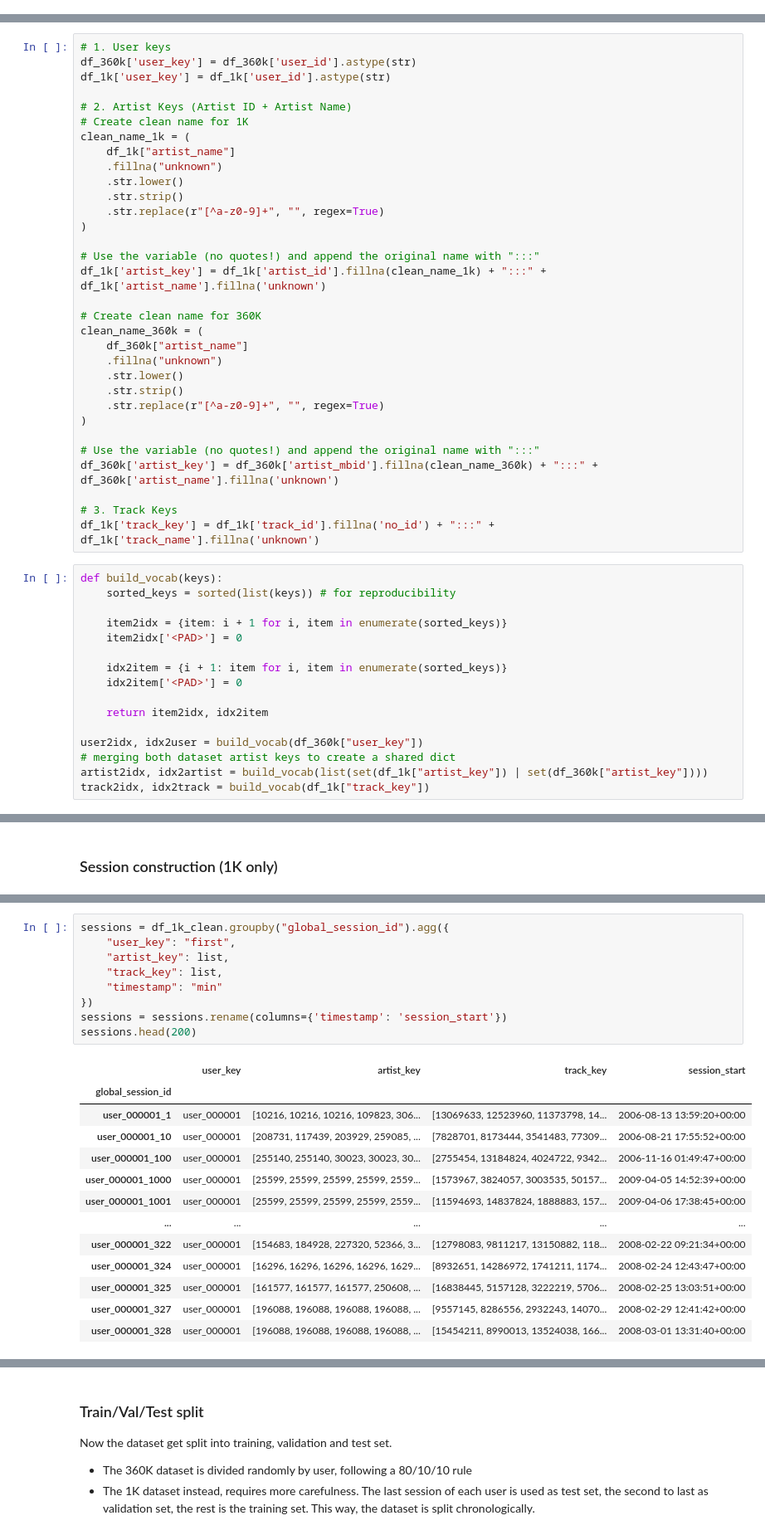
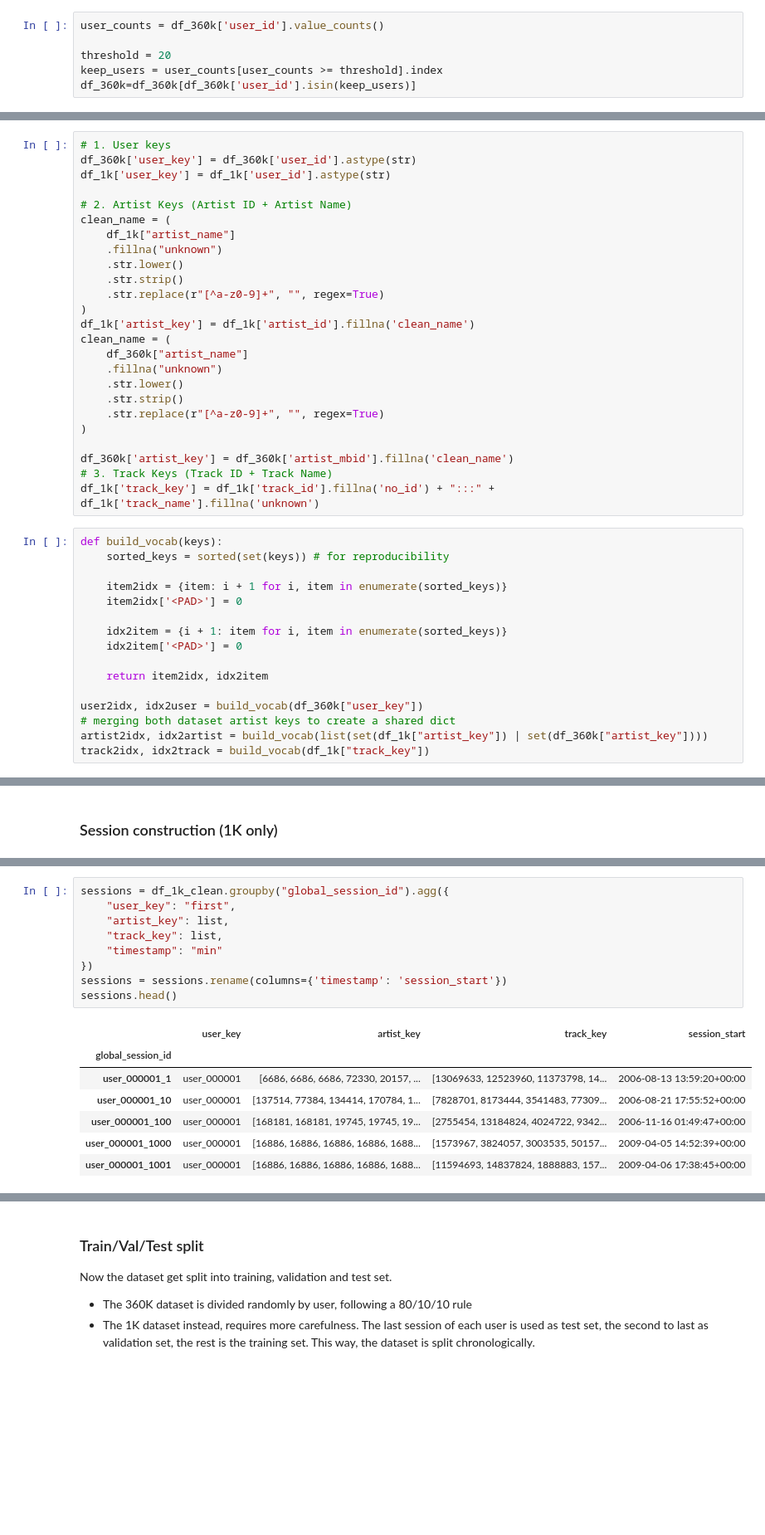
Before and after one commit to Rimaro03/project-recommender-system, a Jupyter notebook: data_preprocessing.ipynb, the cells around one changed output, grey strips where cells are left out. Shown at 83% size. Drawn from its saved outputs; the diff is of its cells as text; blank space fills up the shorter version.

```diff
--- a/data_preprocessing.ipynb
+++ b/data_preprocessing.ipynb
@@ -86,0 +86,6 @@ df_360k.head()
+# %%
+user_counts = df_360k['user_id'].value_counts()
+
+threshold = 20
+keep_users = user_counts[user_counts >= threshold].index
+df_360k=df_360k[df_360k['user_id'].isin(keep_users)]
@@ -99,20 +136,15 @@ df_360k['user_key'] = df_360k['user_id'].astype(str)
 df_1k['user_key'] = df_1k['user_id'].astype(str)
 
 # 2. Artist Keys (Artist ID + Artist Name)
-# Create clean name for 1K
-clean_name_1k = (
+clean_name = (
     df_1k["artist_name"]
     .fillna("unknown")
     .str.lower()
     .str.strip()
     .str.replace(r"[^a-z0-9]+", "", regex=True)
 )
-
-# Use the variable (no quotes!) and append the original name with ":::"
-df_1k['artist_key'] = df_1k['artist_id'].fillna(clean_name_1k) + ":::" + df_1k['artist_name'].fillna('unknown')
-
-# Create clean name for 360K
-clean_name_360k = (
+df_1k['artist_key'] = df_1k['artist_id'].fillna('clean_name')
+clean_name = (
     df_360k["artist_name"]
     .fillna("unknown")
     .str.lower()
@@ -120,14 +152,12 @@ clean_name_360k = (
     .str.replace(r"[^a-z0-9]+", "", regex=True)
 )
 
-# Use the variable (no quotes!) and append the original name with ":::"
-df_360k['artist_key'] = df_360k['artist_mbid'].fillna(clean_name_360k) + ":::" + df_360k['artist_name'].fillna('unknown')
-
-# 3. Track Keys
+df_360k['artist_key'] = df_360k['artist_mbid'].fillna('clean_name')
+# 3. Track Keys (Track ID + Track Name)
 df_1k['track_key'] = df_1k['track_id'].fillna('no_id') + ":::" + df_1k['track_name'].fillna('unknown')
 # %%
 def build_vocab(keys):
-    sorted_keys = sorted(list(keys)) # for reproducibility
+    sorted_keys = sorted(set(keys)) # for reproducibility
 
     item2idx = {item: i + 1 for i, item in enumerate(sorted_keys)}
     item2idx['<PAD>'] = 0
@@ -204,23 +235,17 @@ df_1k_clean.head(8)
 # %%
 sessions = df_1k_clean.groupby("global_session_id").agg({
     "user_key": "first",
     "artist_key": list,
     "track_key": list,
     "timestamp": "min"
 })
 sessions = sessions.rename(columns={'timestamp': 'session_start'})
-sessions.head(200)
+sessions.head()
 # %% [output]
 |  | user_key | artist_key | track_key | session_start |
 | global_session_id |  |  |  |  |
-| user_000001_1 | user_000001 | [10216, 10216, 10216, 109823, 306... | [13069633, 12523960, 11373798, 14... | 2006-08-13 13:59:20+00:00 |
-| user_000001_10 | user_000001 | [208731, 117439, 203929, 259085, ... | [7828701, 8173444, 3541483, 77309... | 2006-08-21 17:55:52+00:00 |
-| user_000001_100 | user_000001 | [255140, 255140, 30023, 30023, 30... | [2755454, 13184824, 4024722, 9342... | 2006-11-16 01:49:47+00:00 |
-| user_000001_1000 | user_000001 | [25599, 25599, 25599, 25599, 2559... | [1573967, 3824057, 3003535, 50157... | 2009-04-05 14:52:39+00:00 |
-| user_000001_1001 | user_000001 | [25599, 25599, 25599, 25599, 2559... | [11594693, 14837824, 1888883, 157... | 2009-04-06 17:38:45+00:00 |
-| ... | ... | ... | ... | ... |
-| user_000001_322 | user_000001 | [154683, 184928, 227320, 52366, 3... | [12798083, 9811217, 13150882, 118... | 2008-02-22 09:21:34+00:00 |
-| user_000001_324 | user_000001 | [16296, 16296, 16296, 16296, 1629... | [8932651, 14286972, 1741211, 1174... | 2008-02-24 12:43:47+00:00 |
-| user_000001_325 | user_000001 | [161577, 161577, 161577, 250608, ... | [16838445, 5157128, 3222219, 5706... | 2008-02-25 13:03:51+00:00 |
-| user_000001_327 | user_000001 | [196088, 196088, 196088, 196088, ... | [9557145, 8286556, 2932243, 14070... | 2008-02-29 12:41:42+00:00 |
-| user_000001_328 | user_000001 | [196088, 196088, 196088, 196088, ... | [15454211, 8990013, 13524038, 166... | 2008-03-01 13:31:40+00:00 |
+| user_000001_1 | user_000001 | [6686, 6686, 6686, 72330, 20157, ... | [13069633, 12523960, 11373798, 14... | 2006-08-13 13:59:20+00:00 |
+| user_000001_10 | user_000001 | [137514, 77384, 134414, 170784, 1... | [7828701, 8173444, 3541483, 77309... | 2006-08-21 17:55:52+00:00 |
+| user_000001_100 | user_000001 | [168181, 168181, 19745, 19745, 19... | [2755454, 13184824, 4024722, 9342... | 2006-11-16 01:49:47+00:00 |
+| user_000001_1000 | user_000001 | [16886, 16886, 16886, 16886, 1688... | [1573967, 3824057, 3003535, 50157... | 2009-04-05 14:52:39+00:00 |
+| user_000001_1001 | user_000001 | [16886, 16886, 16886, 16886, 1688... | [11594693, 14837824, 1888883, 157... | 2009-04-06 17:38:45+00:00 |
```
Also changed, not shown: parts of 13 cells of this notebook.
